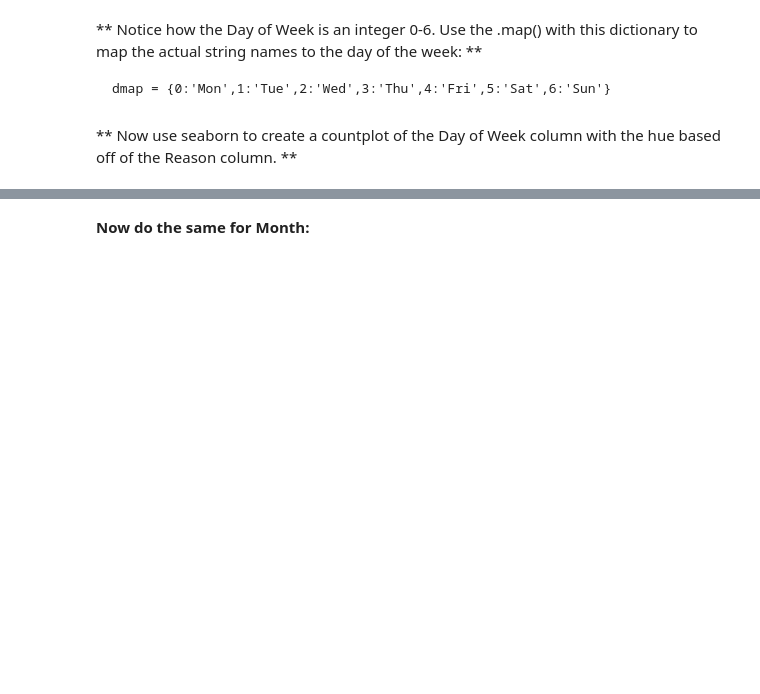
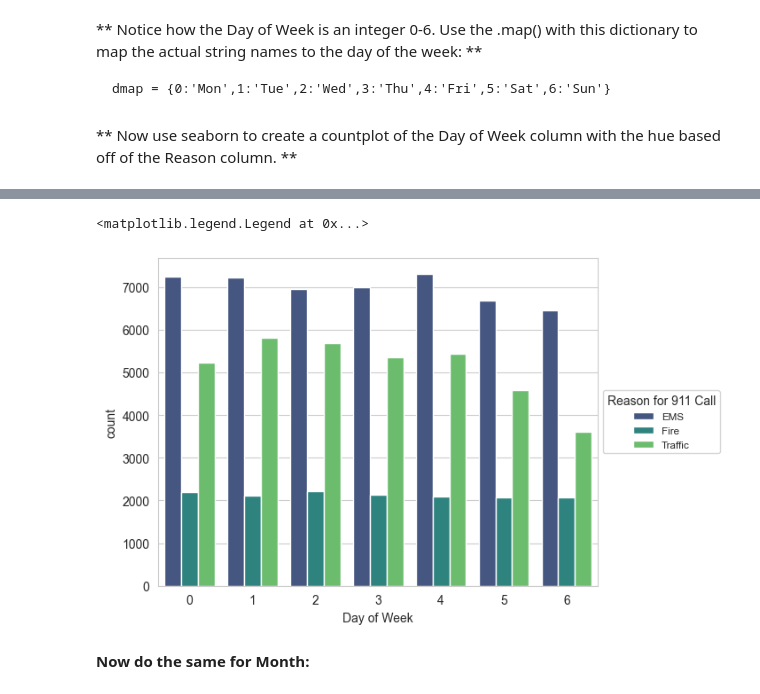
Before and after one commit to Alecdrew/Python-bootcamp, a Jupyter notebook: Notebooks/Refactored_Py_DS_ML_Bootcamp-master/10-Data-Capstone-Projects/01-911 Calls Data Capstone Project.ipynb, the cells around one changed output, grey strips where cells are left out. Saved outputs shown, nothing was run; the diff lists cells and outputs as text; code cells hidden in the pictures; blank space fills up the shorter version.

```diff
--- a/Notebooks/Refactored_Py_DS_ML_Bootcamp-master/10-Data-Capstone-Projects/01-911 Calls Data Capstone Project.ipynb
+++ b/Notebooks/Refactored_Py_DS_ML_Bootcamp-master/10-Data-Capstone-Projects/01-911 Calls Data Capstone Project.ipynb
@@ -119,5 +140,7 @@ str
 # %% [markdown]
 ** You should have seen that these timestamps are still strings. Use [pd.to_datetime](http://pandas.pydata.org/pandas-docs/stable/generated/pandas.to_datetime.html) to convert the column from strings to DateTime objects. **
+# %%
+df['timeStamp'] = pd.to_datetime(df['timeStamp'], errors='coerce')
 # %% [markdown]
 ** You can now grab specific attributes from a Datetime object by calling them. For example:**
 
@@ -125,3 +148,9 @@ str
     time.hour
 
 **You can use Jupyter's tab method to explore the various attributes you can call. Now that the timestamp column are actually DateTime objects, use .apply() to create 3 new columns called Hour, Month, and Day of Week. You will create these columns based off of the timeStamp column, reference the solutions if you get stuck on this step.**
+# %%
+df['Hour'] = df['timeStamp'].dt.hour
+df['Month'] = df['timeStamp'].dt.month
+df['Day of Week'] = df['timeStamp'].dt.dayofweek
+
+df.head(10)
@@ -138,2 +175,8 @@ str
+# %%
+sns.countplot(x='Day of Week', data=df, hue='Reason', palette='viridis')
+plt.legend(loc='center left', fontsize='small', title='Reason for 911 Call', bbox_to_anchor=(1, 0.5))
+# %% [output]
+<matplotlib.legend.Legend at 0x...>
+[figure, added]
 # %% [markdown]
 **Now do the same for Month:**
```
Also changed, not shown: parts of 22 cells of this notebook.
